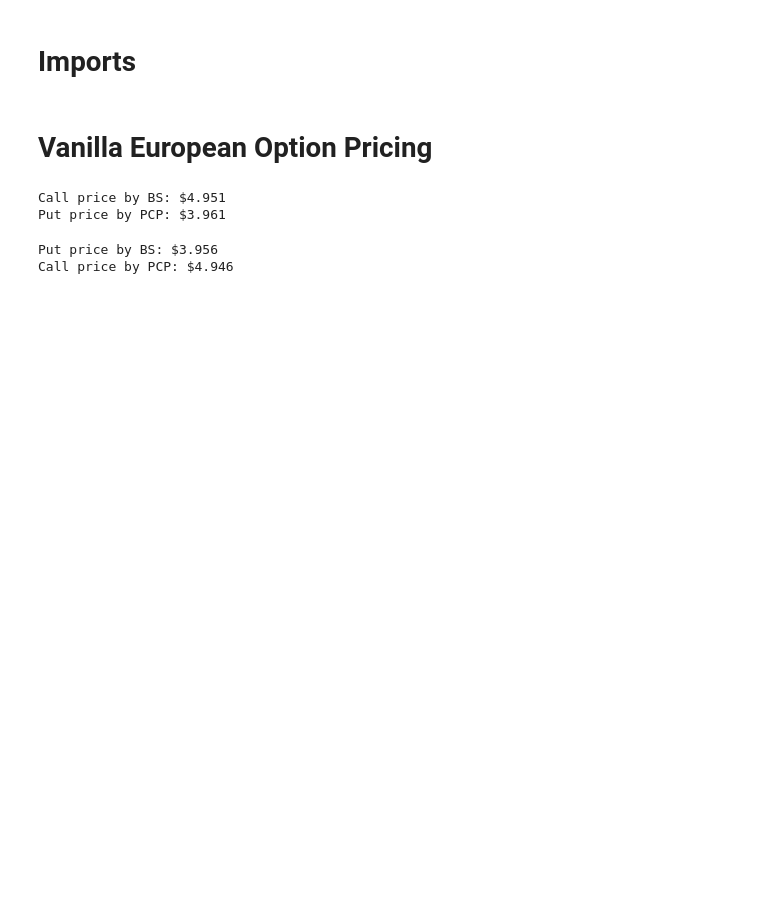
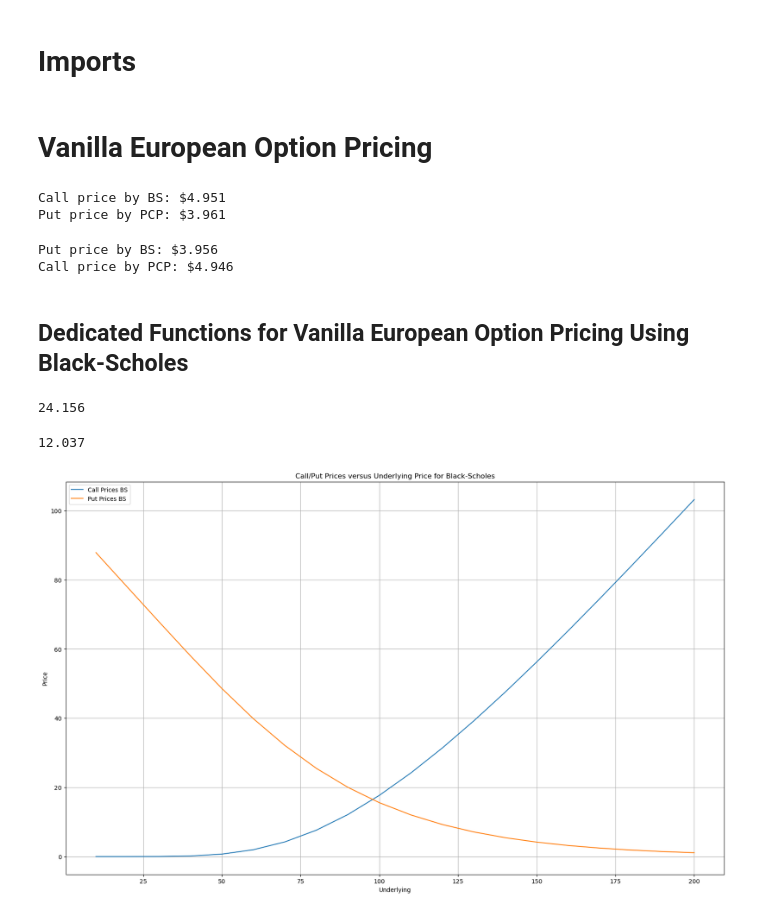
Before and after one commit to bileticm/trading, a Jupyter notebook: derivative_pricing.ipynb, the cells around one changed output. Saved outputs shown, nothing was run; the diff lists cells and outputs as text; code cells hidden in the pictures; blank space fills up the shorter version.

Commit message:
Added plotting of Black-Scholes option prices vs underlying.

```diff
--- a/derivative_pricing.ipynb
+++ b/derivative_pricing.ipynb
@@ -39,3 +40,43 @@ print(f'Call price by PCP: ${C:.3f}')
 # %% [output]
 Put price by BS: $3.956
 Call price by PCP: $4.946
+# %% [markdown]
+## Dedicated Functions for Vanilla European Option Pricing Using Black-Scholes
+# %%
+def call_bs(S, K, r, sigma, T):
+    '''Call price function (Black-Scholes)'''
+    d1 = 1 / (sigma * math.sqrt(T)) * (math.log(S / K) + (r + sigma**2 / 2) * T)
+    d2 = d1 - sigma * math.sqrt(T)
+    return round(norm.cdf(d1) * S - norm.cdf(d2) * K * math.exp(-r * T), 3)
+
+call_bs(S=110, K=100, r=0.085, sigma=0.8445, T=92/365)
+# %% [output]
+24.156
+# %%
+def put_bs(S, K, r, sigma, T):
+    '''Put price function (Black-Scholes)'''
+    d1 = 1 / (sigma * math.sqrt(T)) * (math.log(S / K) + (r + sigma**2 / 2) * T)
+    d2 = d1 - sigma * math.sqrt(T)
+    return round(norm.cdf(-d2) * K * math.exp(-r * T) - norm.cdf(-d1) * S, 3)
+
+put_bs(S=110, K=100, r=0.085, sigma=0.8445, T=92/365)
+# %% [output]
+12.037
+# %%
+# Calculate call and put prices for many underlying prices
+underlyings = np.arange(10, 201, 10)
+call_prices_bs = np.array([call_bs(underlying, 100, 0.085, 0.8445, 92/365) for underlying in underlyings])
+put_prices_bs = np.array([put_bs(underlying, 100, 0.085, 0.8445, 92/365) for underlying in underlyings])
+# %%
+plt.figure(figsize=(20,12))
+plt.plot(underlyings, call_prices_bs, label='Call Prices BS')
+plt.plot(underlyings, put_prices_bs, label='Put Prices BS')
+
+plt.xlabel('Underlying')
+plt.ylabel('Price')
+plt.legend()
+plt.title('Call/Put Prices versus Underlying Price for Black-Scholes')
+plt.grid()
+plt.show()
+# %% [output]
+[figure, added]
```
Also changed, not shown: parts of 1 cell of this notebook.
